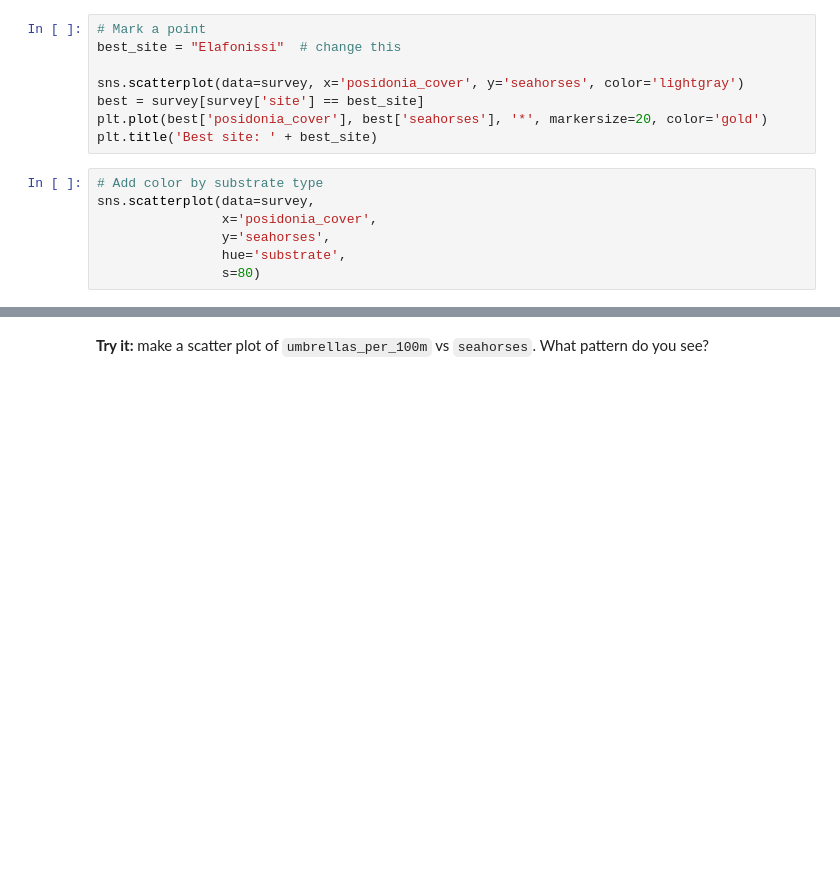
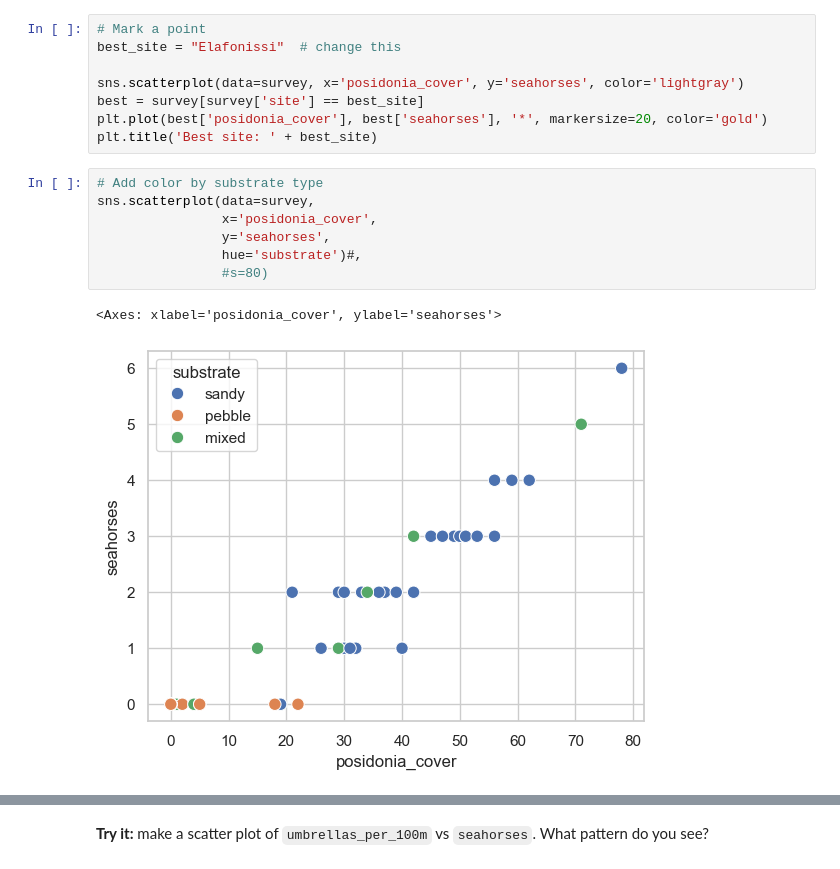
Before and after one commit to cgenomicslab/imbb-data-analysis, a Jupyter notebook: week1/day2_plotting_data_exploration.ipynb, the cells around one changed output, grey strips where cells are left out. Saved outputs shown, nothing was run; the diff lists cells and outputs as text; blank space fills up the shorter version.

```diff
--- a/week1/day2_plotting_data_exploration.ipynb
+++ b/week1/day2_plotting_data_exploration.ipynb
@@ -109,7 +109,10 @@ plt.title('Best site: ' + best_site)
 # %%
 # Add color by substrate type
 sns.scatterplot(data=survey,
                 x='posidonia_cover',
                 y='seahorses',
-                hue='substrate',
-                s=80)
+                hue='substrate')#,
+                #s=80)
+# %% [output]
+<Axes: xlabel='posidonia_cover', ylabel='seahorses'>
+[figure, added]
```
Also changed, not shown: parts of 1 cell of this notebook, 6 other files.
